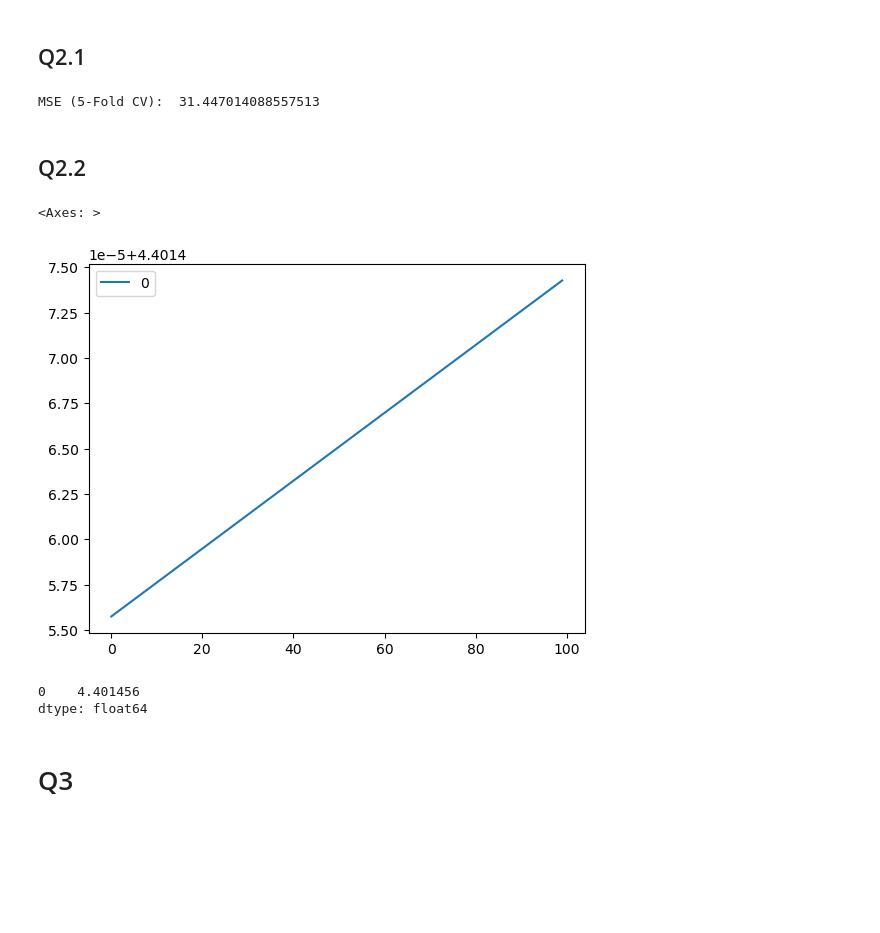
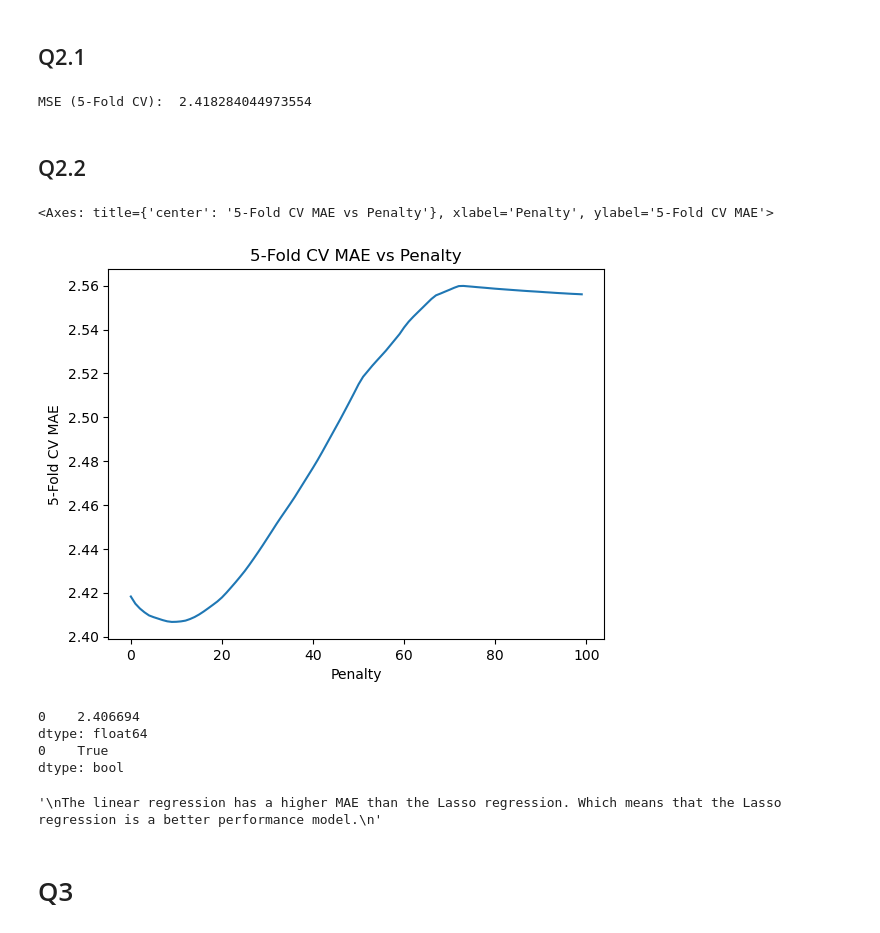
Before and after one commit to soumya-khanna/446-A2, a Jupyter notebook: assg2_template.ipynb, the cells around one changed output. Saved outputs shown, nothing was run; the diff lists cells and outputs as text; code cells hidden in the pictures; blank space fills up the shorter version.

```diff
--- a/assg2_template.ipynb
+++ b/assg2_template.ipynb
@@ -154,11 +159,13 @@ MSE: 19.08, Bias: 18.75, Var: 0.33
 # %%
 
 model      = LinearRegression()
-cv_results = cross_validate(model, X[['horsepower']], y, cv=5, scoring='neg_mean_squared_error')
+cv_results = cross_validate(model, X_train, y_train, cv=5, scoring='neg_mean_absolute_error')
 mse_avg    = -cv_results['test_score'].mean()
 print('MSE (5-Fold CV): ', mse_avg)
+
+linearRegressionMAE = mse_avg
 # %% [output]
-MSE (5-Fold CV):  31.447014088557513
+MSE (5-Fold CV):  2.418284044973554
 # %% [markdown]
 ## Q2.2
 # %%
@@ -170,7 +177,7 @@ MAEs = []
 for a in np.arange(0,1,.01):
     # Fit a Lasso Regression model
     model = Lasso(alpha=a)
-    cv_results = cross_validate(model,  X[['horsepower']], y, cv=5, scoring='neg_mean_absolute_error')
+    cv_results = cross_validate(model,  X_train, y_train, cv=5, scoring='neg_mean_absolute_error')
 
     # Calculate performance
     mae_avg = -cv_results['test_score'].mean()
@@ -178,15 +185,28 @@ for a in np.arange(0,1,.01):
 # %%
 MAEs = pd.DataFrame(MAEs)
 
-MAEs.plot()
+MAEs.plot(title='5-Fold CV MAE vs Penalty', xlabel='Penalty', ylabel='5-Fold CV MAE', legend=False)
 # %% [output]
-<Axes: >
+<Axes: title={'center': '5-Fold CV MAE vs Penalty'}, xlabel='Penalty', ylabel='5-Fold CV MAE'>
-[figure, old version]
+[figure, new version]
 # %%
 print(MAEs.min())
+
+lassoregressionMAE = MAEs.min()
+
+print(linearRegressionMAE > lassoregressionMAE)
+
+
+
+"""
+The linear regression has a higher MAE than the Lasso regression. Which means that the Lasso regression is a better performance model.
+"""
 # %% [output]
-0    4.401456
+0    2.406694
 dtype: float64
+0    True
+dtype: bool
+'\nThe linear regression has a higher MAE than the Lasso regression. Which means that the Lasso regression is a better performance model.\n'
 # %% [markdown]
 # Q3
 # %% [markdown]
```
Also changed, not shown: parts of 13 cells of this notebook.
